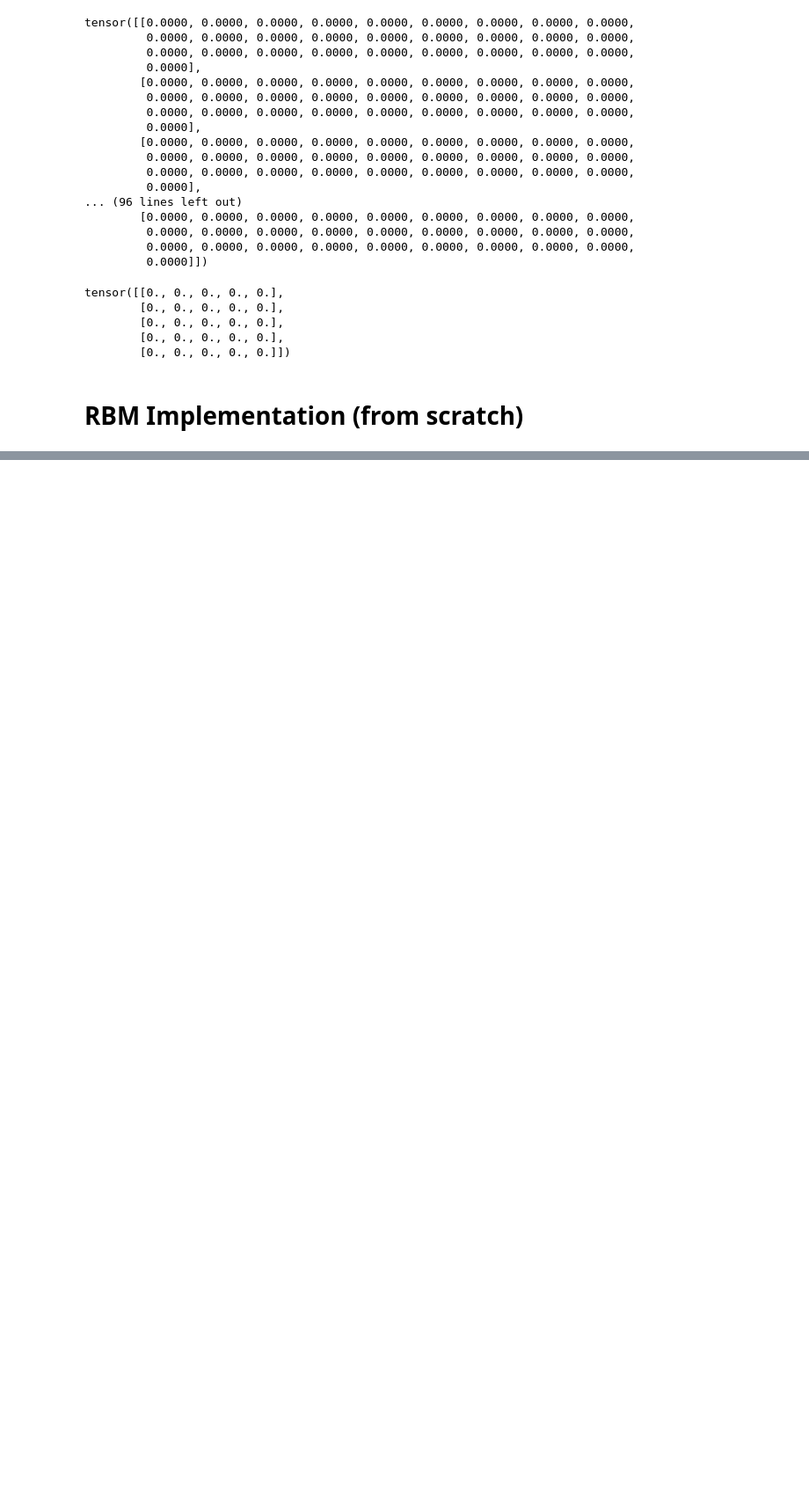
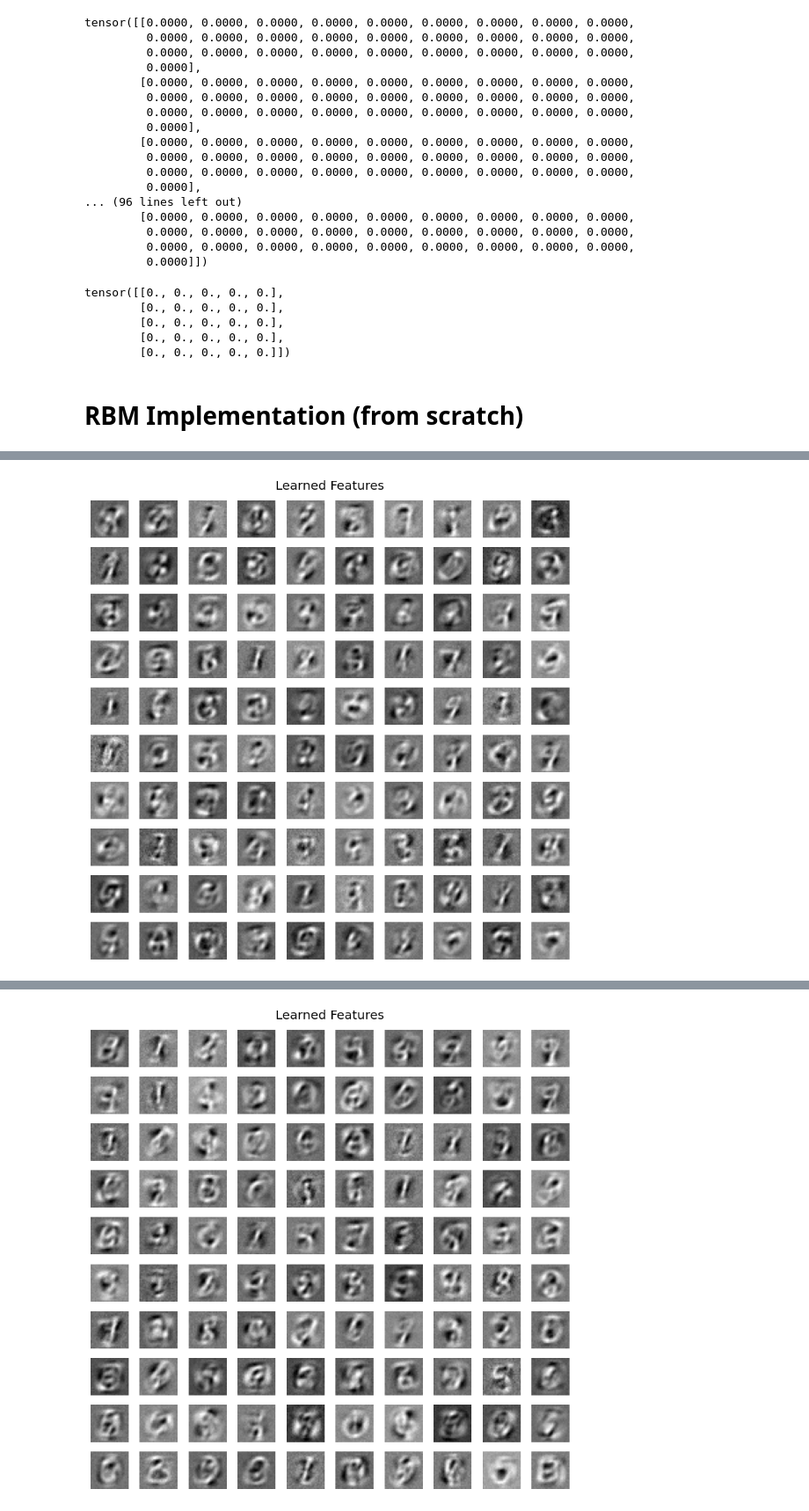
Before and after one commit to andr3w1699/Intelligent_System_for_Pattern_Recognition, a Jupyter notebook: SecondAssignement.ipynb, the cells around one changed output, grey strips where cells are left out. Shown at 88% size. Cells and saved outputs as stored; diff of their text form; code cells hidden in the pictures; blank space fills up the shorter version.

```diff
--- a/SecondAssignement.ipynb
+++ b/SecondAssignement.ipynb
@@ -161,7 +161,7 @@ tensor([[0., 0., 0., 0., 0.],
 # RBM Implementation (from scratch)
 # %%
 class RBM:
-  def __init__(self, n_visible, n_hidden, k=1, learning_rate=0.1):
+  def __init__(self, n_visible, n_hidden, k=1, learning_rate=0.0001):
     # number of input neurons (in MNIST pixels of an image --> 28x28 = 784)
     self.n_visible = n_visible
     # number of hidden units (it's an hyperparameter)
@@ -237,15 +237,42 @@ class RBM:
   def encode(self, v):
       prob_h, _ = self.sample_h(v)
       return prob_h
+
+  def show_learnt_features(self, num_features=100):
+    """
+    Visualize learned features (rows of weight matrix) as 28x28 images.
+    """
+
+    # Clamp number of features to number of hidden units
+    num_features = min(num_features, self.n_hidden)
+    grid_size = int(np.ceil(np.sqrt(num_features)))
+
+    fig, axes = plt.subplots(grid_size, grid_size, figsize=(8, 8))
+    for idx in range(num_features):
+        row = idx // grid_size
+        col = idx % grid_size
+        ax = axes[row, col]
+        weight_img = self.W[idx].detach().numpy().reshape(28, 28)
+        ax.imshow(weight_img, cmap='gray')
+        ax.axis('off')
+
+    for i in range(num_features, grid_size * grid_size):
+        axes[i // grid_size, i % grid_size].axis('off')
+
+    plt.suptitle("Learned Features", fontsize='x-large')
+    plt.tight_layout()
+    plt.show()
 # %%
 n_visible = 28 * 28
 n_hidden = 512
 
 # RBM with K=1
 rbm_k1 = RBM(n_visible=n_visible, n_hidden=n_hidden, k=1)
-rbm_k1.train(train_loader, n_epochs=10)
+rbm_k1.train(train_loader, n_epochs=5)
+rbm_k1.show_learnt_features()
 
 # RBM with K=5
 rbm_k5 = RBM(n_visible=n_visible, n_hidden=n_hidden, k=10)
-rbm_k5.train(train_loader, n_epochs=10)
+rbm_k5.train(train_loader, n_epochs=5)
+rbm_k5.show_learnt_features()
 # %% [output]
@@ -271,0 +284 @@ Epoch 10, Loss: 0.06287363210498396
+[figure, added]
@@ -272,3 +290,4 @@ Epoch 10, Loss: 0.06287363210498396
+[figure, added]
 # %%
 def get_encoded_features(rbm, data_loader):
     features = []
```
Also changed, not shown: parts of 7 cells of this notebook.
